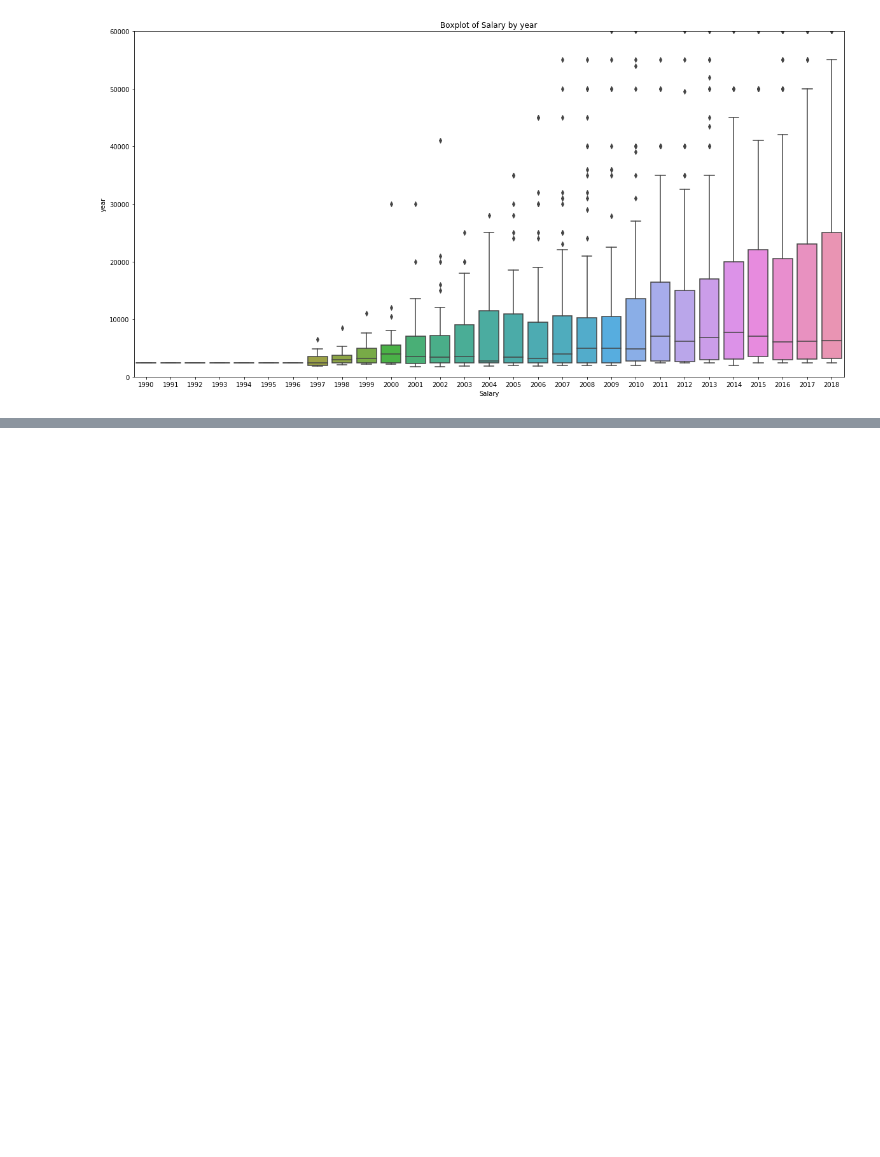
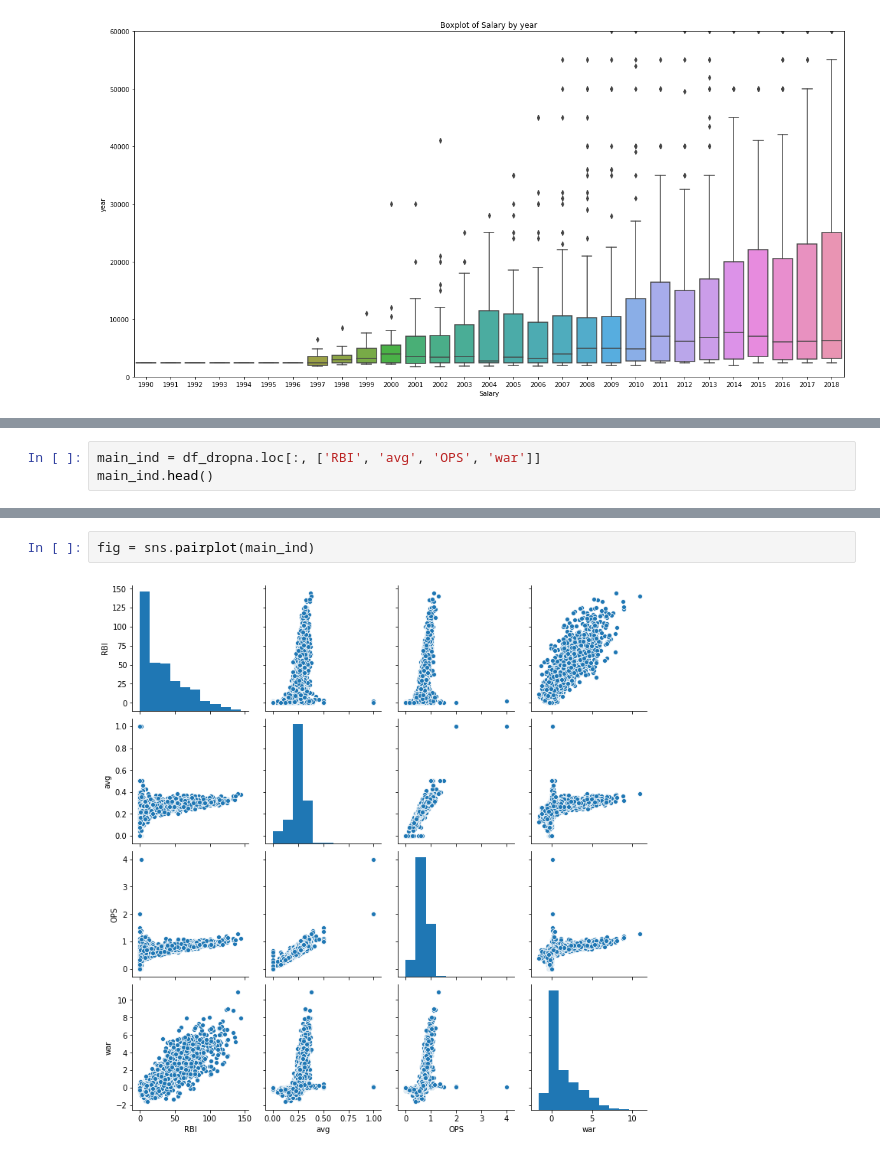
Before and after one commit to kkalkkkal/Datathon_KBO, a Jupyter notebook: KBO_hspark.ipynb, the cells around one changed output, grey strips where cells are left out. Cells and saved outputs as stored; diff of their text form; blank space fills up the shorter version.

```diff
--- a/KBO_hspark.ipynb
+++ b/KBO_hspark.ipynb
@@ -431,0 +467,3 @@ plt.ylim([0, 60000])
+# %%
+main_ind = df_dropna.loc[:, ['RBI', 'avg', 'OPS', 'war']]
+main_ind.head()
@@ -431,0 +477,4 @@ plt.ylim([0, 60000])
+# %%
+fig = sns.pairplot(main_ind)
+# %% [output]
+[figure, added]
```
Also changed, not shown: parts of 6 cells of this notebook.
